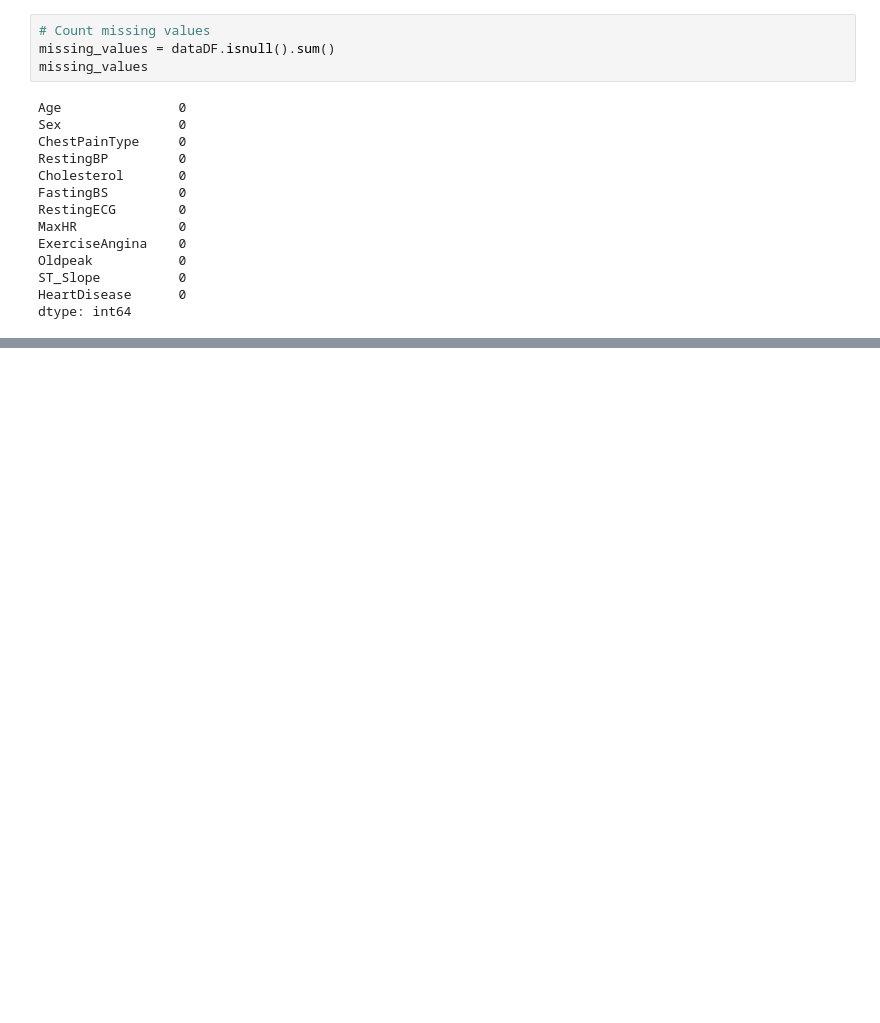
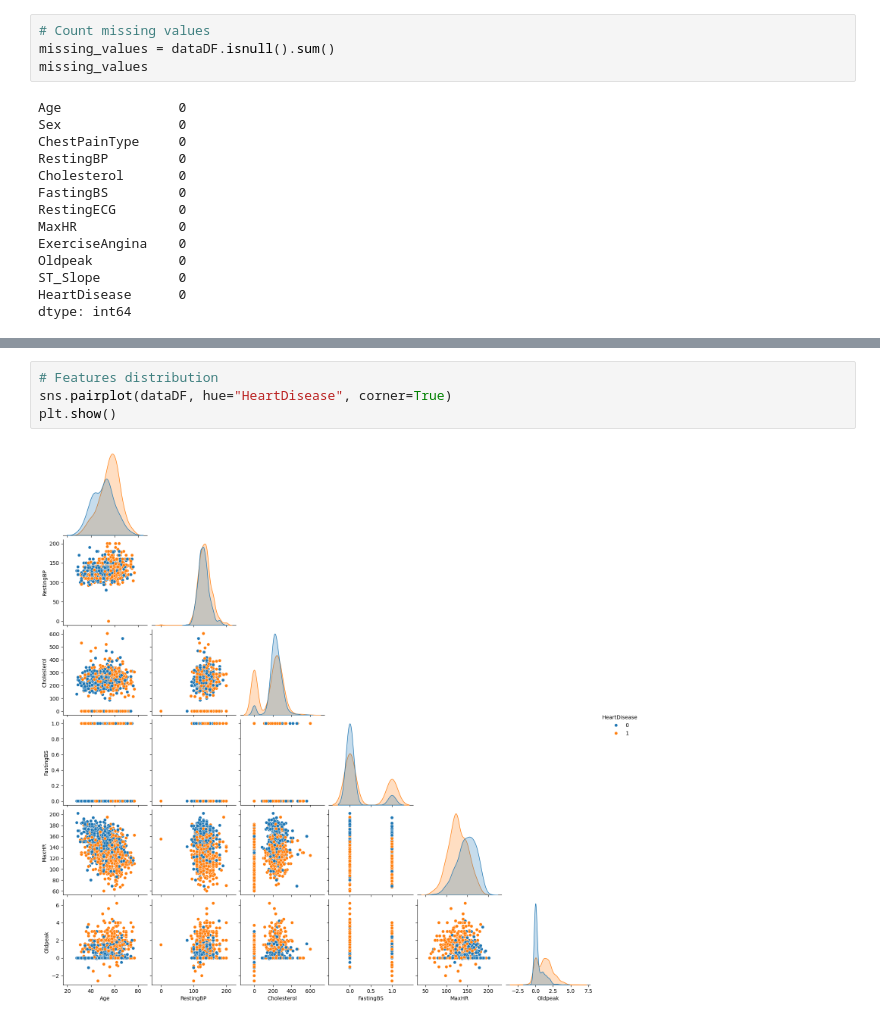
Before and after one commit to gbatsis/heart-failure-predictor, a Jupyter notebook: backend/notebooks/data_analysis.ipynb, the cells around one changed output, grey strips where cells are left out. Saved outputs shown, nothing was run; the diff lists cells and outputs as text; blank space fills up the shorter version.

```diff
--- a/backend/notebooks/data_analysis.ipynb
+++ b/backend/notebooks/data_analysis.ipynb
@@ -76,0 +87,6 @@ os.makedirs(models_dir, exist_ok=True)
+# %%
+# Features distribution
+sns.pairplot(dataDF, hue="HeartDisease", corner=True)
+plt.show()
+# %% [output]
+[figure, added]
```
Also changed, not shown: parts of 28 cells of this notebook, 9 other files.
